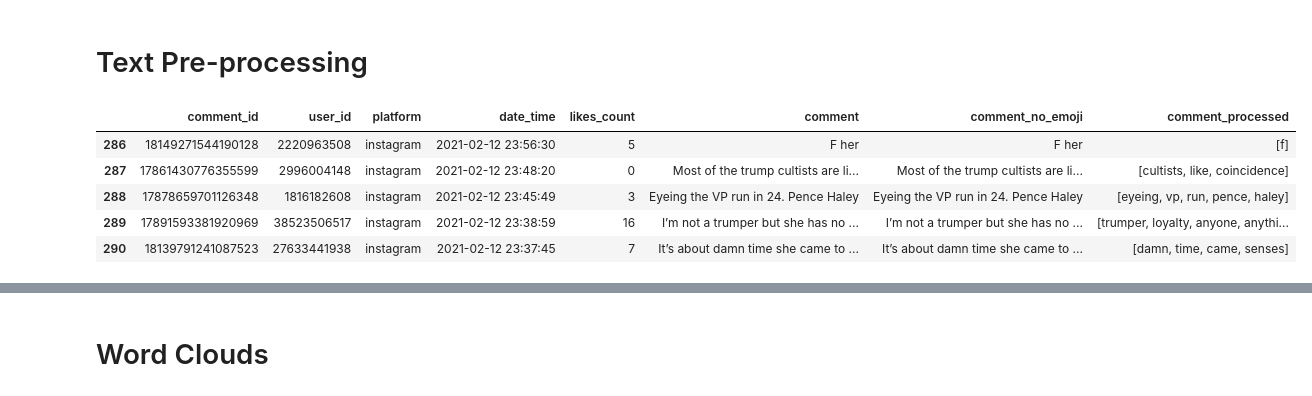
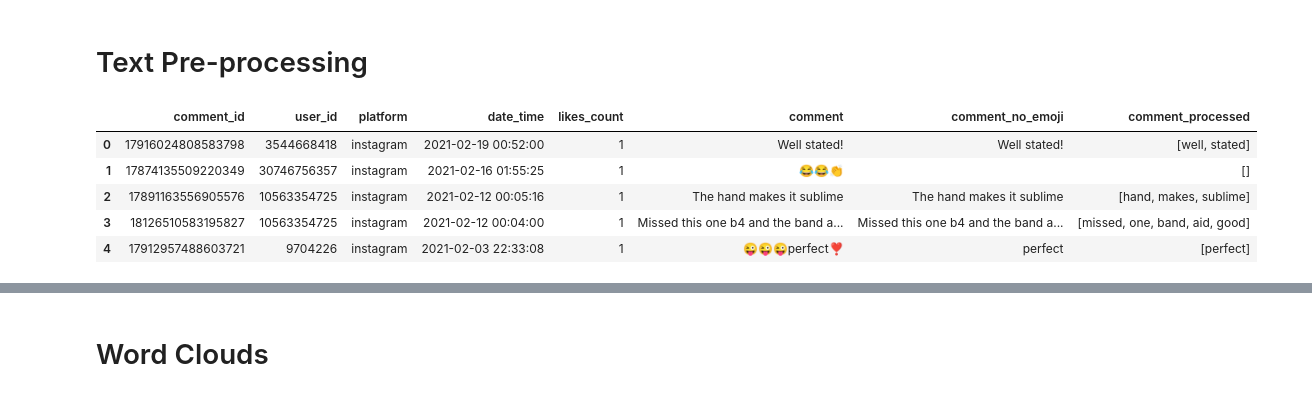
Before and after one commit to joshuawong96/Trump-Impeachment-Analysis, a Jupyter notebook: Instagram/Analysis/scraping_instagram.ipynb, the cells around one changed output, grey strips where cells are left out. Cells and saved outputs as stored; diff of their text form; code cells hidden in the pictures.

```diff
--- a/Instagram/Analysis/scraping_instagram.ipynb
+++ b/Instagram/Analysis/scraping_instagram.ipynb
@@ -174,17 +249,12 @@ df2.head()
 # %% [markdown]
 # Text Pre-processing
 # %%
-from nltk.tokenize import word_tokenize
-from nltk.stem.porter import *
-import re
-
-from nltk.corpus import stopwords
 stopwords_list = stopwords.words('english')
-stopwords_list += ['trump', 'impeachment', 'photo', 'february'] #additional stopwords customised based on context
+stopwords_list += ['donald','trump', 'impeachment'] #additional stopwords customised based on context
 # %%
 output1 = []
 output2 = []
-for text in df2['comment']: #change the df name accordingly to the df that requires text pre-processing
+for text in df['comment']:
     text = re.sub(r"(?:\@|\#|https?\://)\S+", "", str(text)) # remove hashtag mentions and urls
     emoji_pattern = re.compile("["
         u"\U0001F600-\U0001F64F"  # emoticons
@@ -206,13 +276,13 @@ for text in df2['comment']: #change the df name accordingly to the df that requi
     output1.append(text_stopremoved)
     output2.append(text)
 # %%
-df2['comment_no_emoji'] = output2
-df2['comment_processed'] = output1
-df2.tail()
+df['comment_no_emoji'] = output2
+df['comment_processed'] = output1
+df.head()
 # %% [output]
 |  | comment_id | user_id | platform | date_time | likes_count | comment | comment_no_emoji | comment_processed |
-| 286 | 18149271544190128 | 2220963508 | instagram | 2021-02-12 23:56:30 | 5 | F her | F her | [f] |
-| 287 | 17861430776355599 | 2996004148 | instagram | 2021-02-12 23:48:20 | 0 | Most of the trump cultists are li... | Most of the trump cultists are li... | [cultists, like, coincidence] |
-| 288 | 17878659701126348 | 1816182608 | instagram | 2021-02-12 23:45:49 | 3 | Eyeing the VP run in 24. Pence Haley | Eyeing the VP run in 24. Pence Haley | [eyeing, vp, run, pence, haley] |
-| 289 | 17891593381920969 | 38523506517 | instagram | 2021-02-12 23:38:59 | 16 | I’m not a trumper but she has no ... | I’m not a trumper but she has no ... | [trumper, loyalty, anyone, anythi... |
-| 290 | 18139791241087523 | 27633441938 | instagram | 2021-02-12 23:37:45 | 7 | It’s about damn time she came to ... | It’s about damn time she came to ... | [damn, time, came, senses] |
+| 0 | 17916024808583798 | 3544668418 | instagram | 2021-02-19 00:52:00 | 1 | Well stated! | Well stated! | [well, stated] |
+| 1 | 17874135509220349 | 30746756357 | instagram | 2021-02-16 01:55:25 | 1 | 😂😂👏 |  | [] |
+| 2 | 17891163556905576 | 10563354725 | instagram | 2021-02-12 00:05:16 | 1 | The hand makes it sublime | The hand makes it sublime | [hand, makes, sublime] |
+| 3 | 18126510583195827 | 10563354725 | instagram | 2021-02-12 00:04:00 | 1 | Missed this one b4 and the band a... | Missed this one b4 and the band a... | [missed, one, band, aid, good] |
+| 4 | 17912957488603721 | 9704226 | instagram | 2021-02-03 22:33:08 | 1 | 😜😜😜perfect❣️ | perfect | [perfect] |
```
Also changed, not shown: parts of 19 cells of this notebook.
